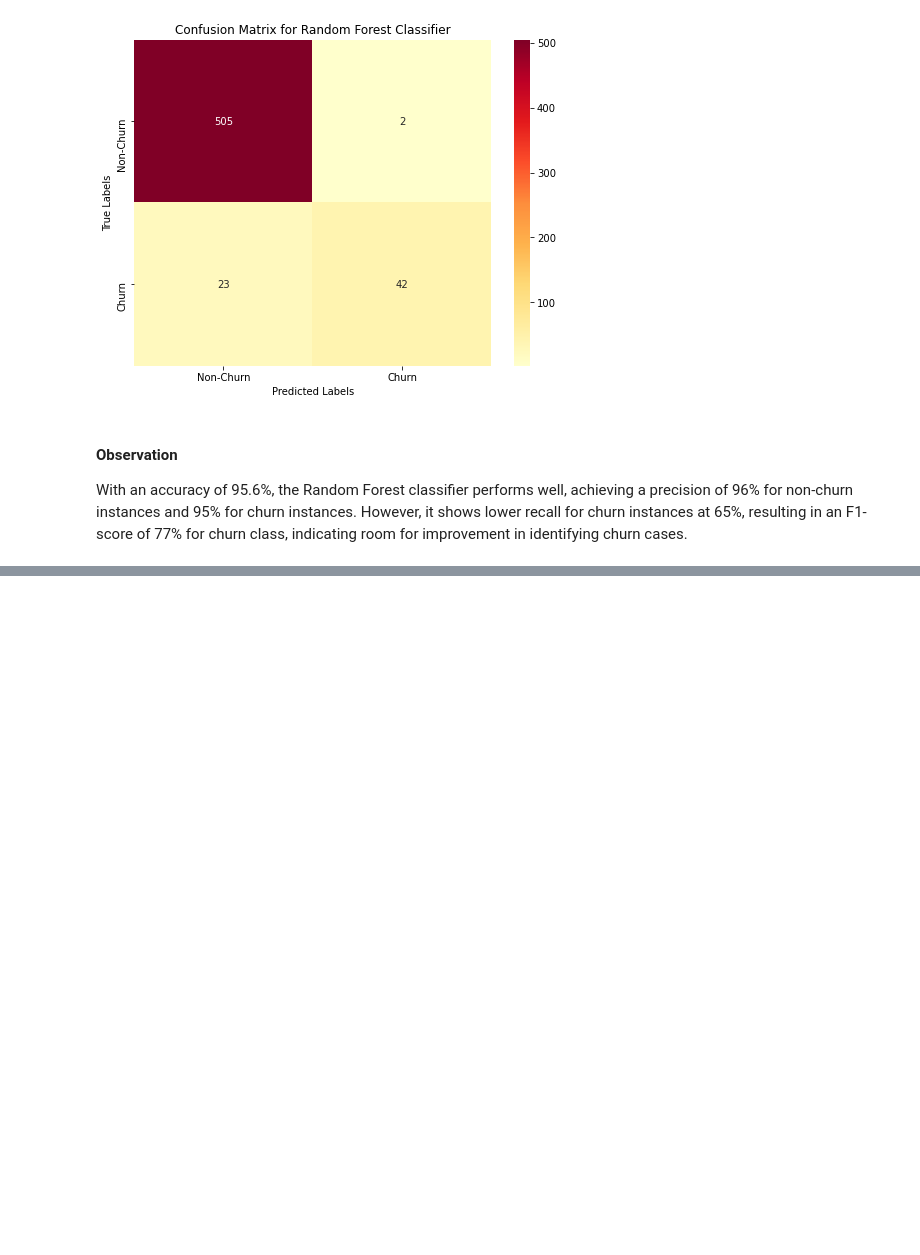
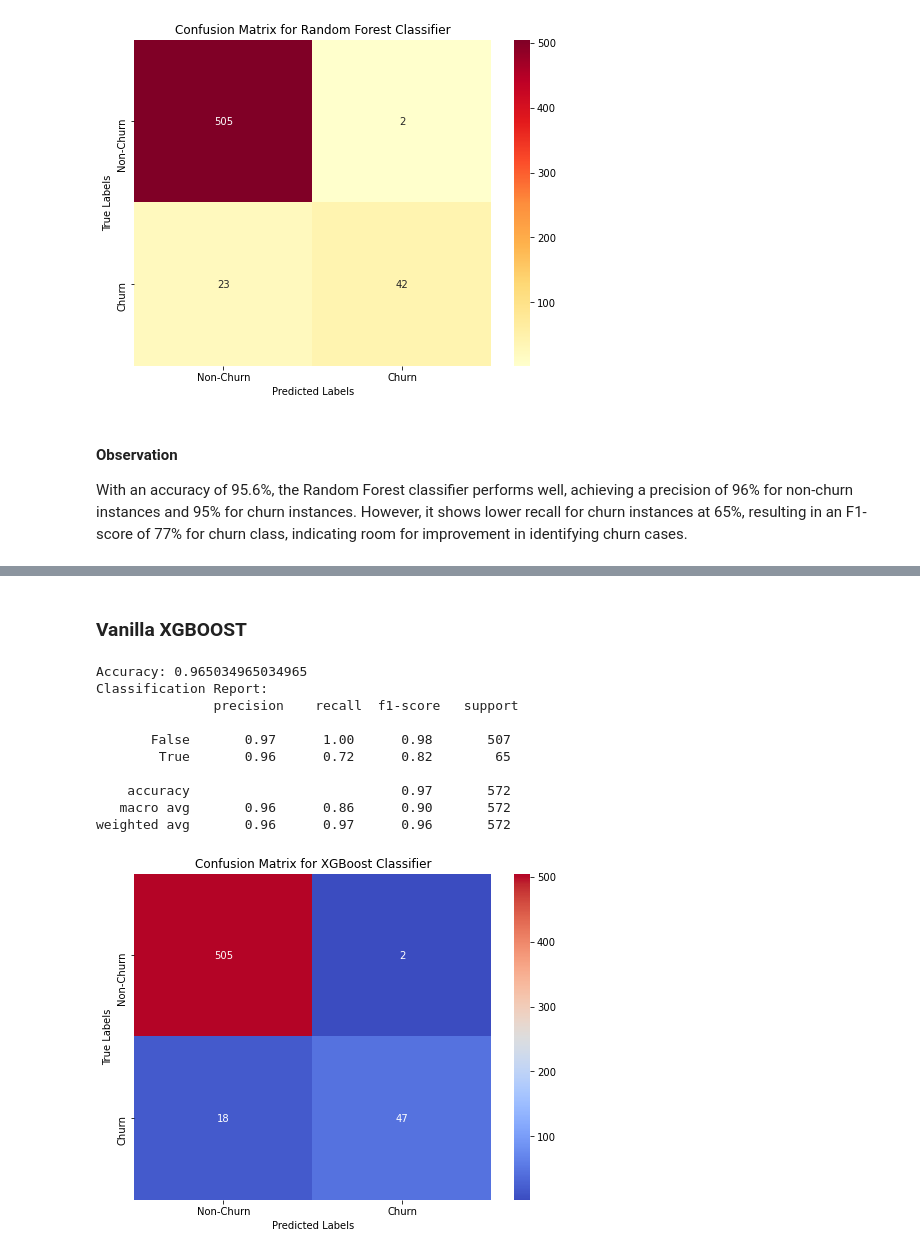
Before and after one commit to Agai-Beryl/Predicting-Customer-Churn-For-A-Leading-Telco-Using-Machine-Learning, a Jupyter notebook: MachineLearning.ipynb, the cells around one changed output, grey strips where cells are left out. Cells and saved outputs as stored; diff of their text form; code cells hidden in the pictures; blank space fills up the shorter version.

```diff
--- a/MachineLearning.ipynb
+++ b/MachineLearning.ipynb
@@ -1604,0 +1777,56 @@ With an accuracy of 95.6%, the Random Forest classifier performs well, achieving
+# %% [markdown]
+### Vanilla XGBOOST
+# %%
+class XGBoostPredictor:
+    def __init__(self, params=None, num_rounds=100):
+        self.params = params if params is not None else {
+            'objective': 'binary:logistic',
+            'eval_metric': 'logloss',
+            'use_label_encoder': False
+        }
+        self.num_rounds = num_rounds
+        self.model = None
+
+    def fit(self, X_train, y_train):
+        dtrain = xgb.DMatrix(X_train, label=y_train)
+        self.model = xgb.train(self.params, dtrain, self.num_rounds)
+
+    def predict(self, X_test):
+        dtest = xgb.DMatrix(X_test)
+        y_pred_prob = self.model.predict(dtest)
+        y_pred = [1 if prob > 0.5 else 0 for prob in y_pred_prob]
+        return y_pred
+
+    def evaluate(self, X_test, y_test):
+        y_pred = self.predict(X_test)
+        accuracy = accuracy_score(y_test, y_pred)
+        class_report = classification_report(y_test, y_pred)
+        cm = confusion_matrix(y_test, y_pred)
+
+        print("Accuracy:", accuracy)
+        print("Classification Report:\n", class_report)
+
+        plt.figure(figsize=(8, 6))
+        sns.heatmap(cm, annot=True, fmt='d', cmap=sns.color_palette("coolwarm", as_cmap=True), xticklabels=['Non-Churn', 'Churn'], yticklabels=['Non-Churn', 'Churn'])
+        plt.xlabel('Predicted Labels')
+        plt.ylabel('True Labels')
+        plt.title('Confusion Matrix for XGBoost Classifier')
+        plt.show()
+
+#Calling this to our data
+
+xgb_predictor = XGBoostPredictor()
+xgb_predictor.fit(X_train, y_train)
+xgb_predictor.evaluate(X_test, y_test)
+# %% [output]
+Accuracy: 0.965034965034965
+Classification Report:
+               precision    recall  f1-score   support
+
+       False       0.97      1.00      0.98       507
+        True       0.96      0.72      0.82        65
+
+    accuracy                           0.97       572
+   macro avg       0.96      0.86      0.90       572
+weighted avg       0.96      0.97      0.96       572
+[figure, added]
```
Also changed, not shown: parts of 28 cells of this notebook.
